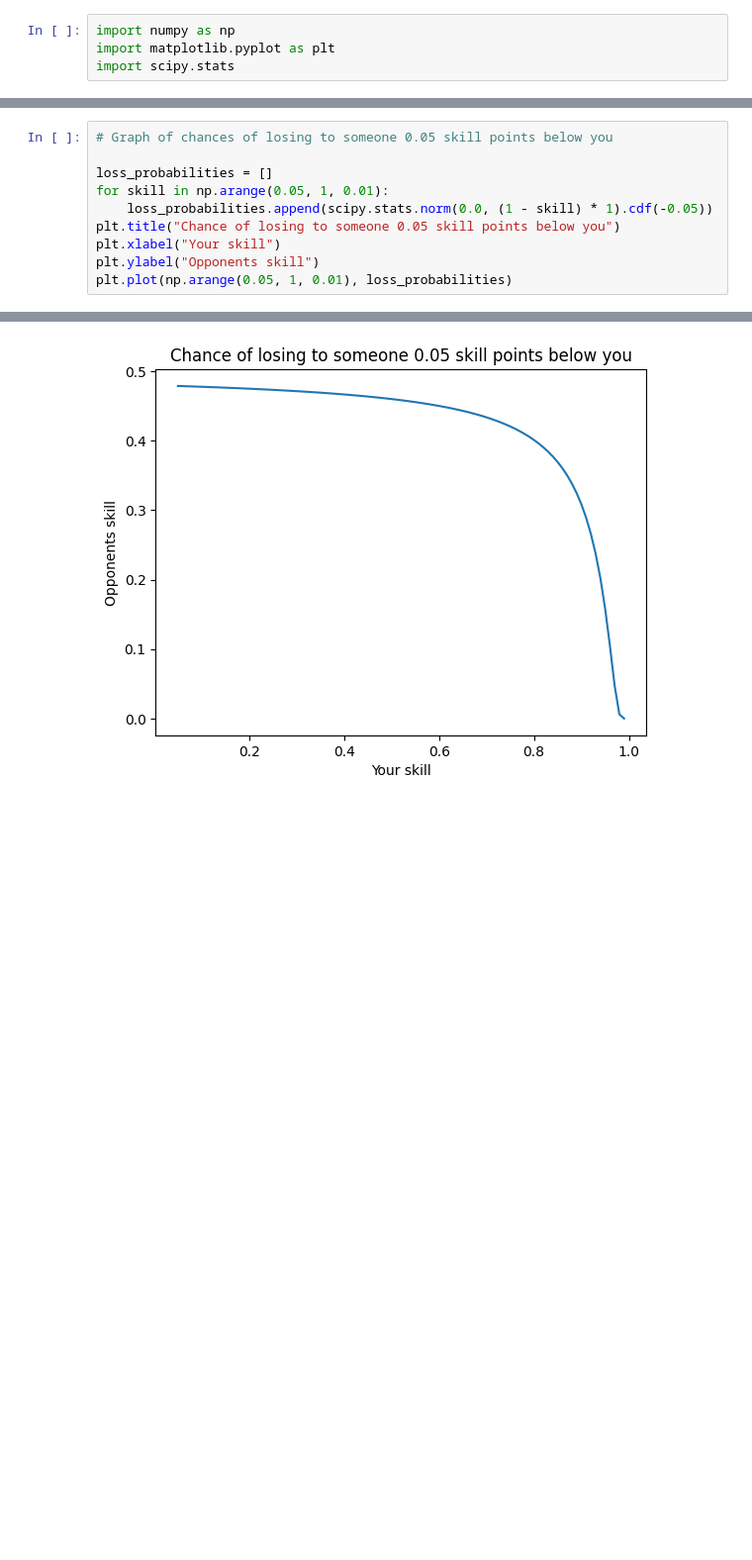
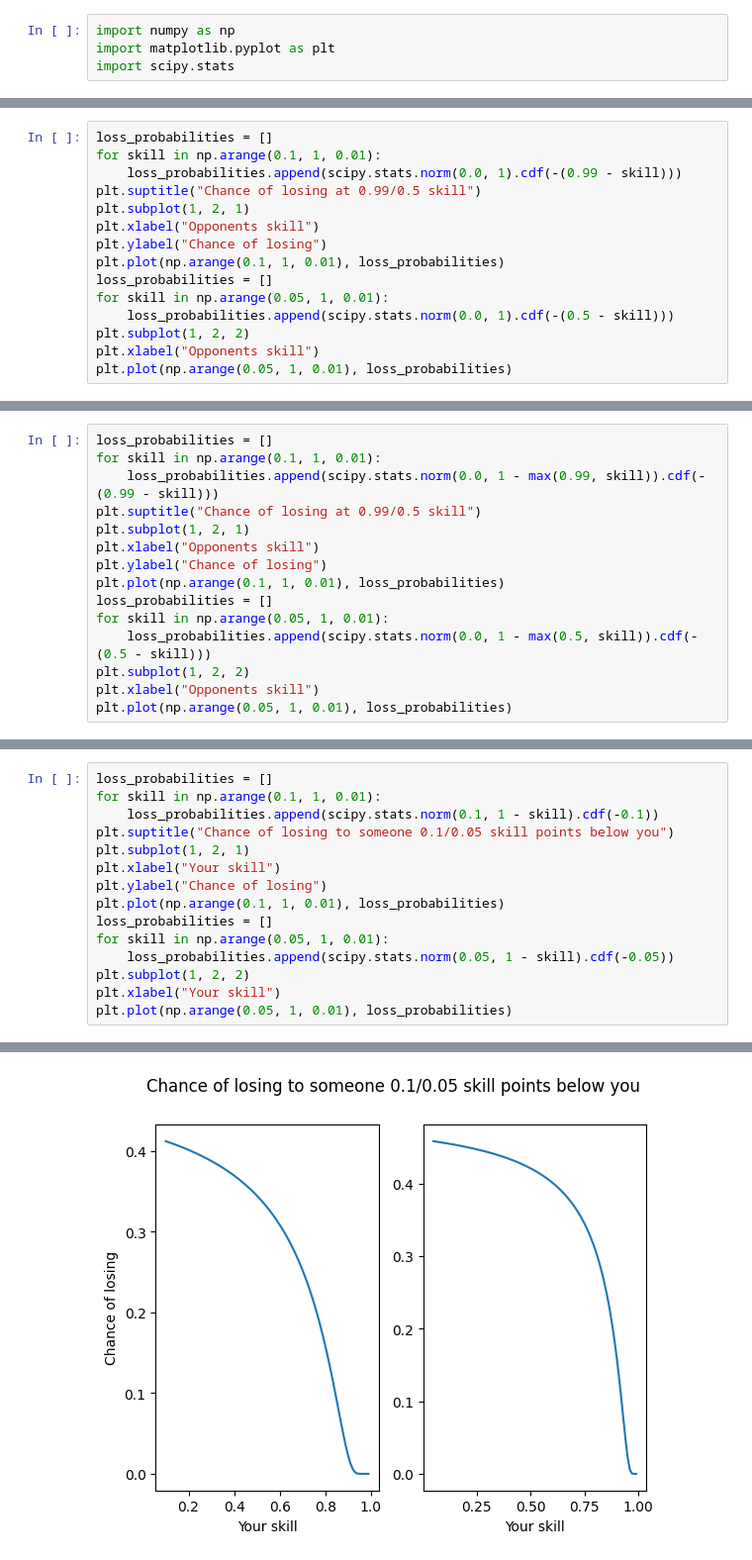
Before and after one commit to kmodo1/tourney-sim, a Jupyter notebook: game_method_testing.ipynb, the cells around one changed output, grey strips where cells are left out. Shown: that part at 99% size. Saved outputs shown, nothing was run; the diff lists cells and outputs as text; blank space fills up the shorter version.

```diff
--- a/game_method_testing.ipynb
+++ b/game_method_testing.ipynb
@@ -12,0 +39,15 @@ def game(skill1, skill2):
+# %%
+loss_probabilities = []
+for skill in np.arange(0.1, 1, 0.01):
+    loss_probabilities.append(scipy.stats.norm(0.0, 1).cdf(-(0.99 - skill)))
+plt.suptitle("Chance of losing at 0.99/0.5 skill")
+plt.subplot(1, 2, 1)
+plt.xlabel("Opponents skill")
+plt.ylabel("Chance of losing")
+plt.plot(np.arange(0.1, 1, 0.01), loss_probabilities)
+loss_probabilities = []
+for skill in np.arange(0.05, 1, 0.01):
+    loss_probabilities.append(scipy.stats.norm(0.0, 1).cdf(-(0.5 - skill)))
+plt.subplot(1, 2, 2)
+plt.xlabel("Opponents skill")
+plt.plot(np.arange(0.05, 1, 0.01), loss_probabilities)
@@ -26,0 +82,15 @@ plt.plot(np.arange(0.1, 1, 0.01), loss_probabilities)
+# %%
+loss_probabilities = []
+for skill in np.arange(0.1, 1, 0.01):
+    loss_probabilities.append(scipy.stats.norm(0.0, 1 - max(0.99, skill)).cdf(-(0.99 - skill)))
+plt.suptitle("Chance of losing at 0.99/0.5 skill")
+plt.subplot(1, 2, 1)
+plt.xlabel("Opponents skill")
+plt.ylabel("Chance of losing")
+plt.plot(np.arange(0.1, 1, 0.01), loss_probabilities)
+loss_probabilities = []
+for skill in np.arange(0.05, 1, 0.01):
+    loss_probabilities.append(scipy.stats.norm(0.0, 1 - max(0.5, skill)).cdf(-(0.5 - skill)))
+plt.subplot(1, 2, 2)
+plt.xlabel("Opponents skill")
+plt.plot(np.arange(0.05, 1, 0.01), loss_probabilities)
@@ -27,13 +109,18 @@ plt.plot(np.arange(0.1, 1, 0.01), loss_probabilities)
 # %%
-# Graph of chances of losing to someone 0.05 skill points below you
-
+loss_probabilities = []
+for skill in np.arange(0.1, 1, 0.01):
+    loss_probabilities.append(scipy.stats.norm(0.1, 1 - skill).cdf(-0.1))
+plt.suptitle("Chance of losing to someone 0.1/0.05 skill points below you")
+plt.subplot(1, 2, 1)
+plt.xlabel("Your skill")
+plt.ylabel("Chance of losing")
+plt.plot(np.arange(0.1, 1, 0.01), loss_probabilities)
 loss_probabilities = []
 for skill in np.arange(0.05, 1, 0.01):
-    loss_probabilities.append(scipy.stats.norm(0.0, (1 - skill) * 1).cdf(-0.05))
-plt.title("Chance of losing to someone 0.05 skill points below you")
+    loss_probabilities.append(scipy.stats.norm(0.05, 1 - skill).cdf(-0.05))
+plt.subplot(1, 2, 2)
 plt.xlabel("Your skill")
-plt.ylabel("Opponents skill")
 plt.plot(np.arange(0.05, 1, 0.01), loss_probabilities)
 # %% [output]
 [<matplotlib.lines.Line2D at 0x...>]
-[figure, old version]
+[figure, new version]
```
Also changed, not shown: parts of 13 cells of this notebook.
